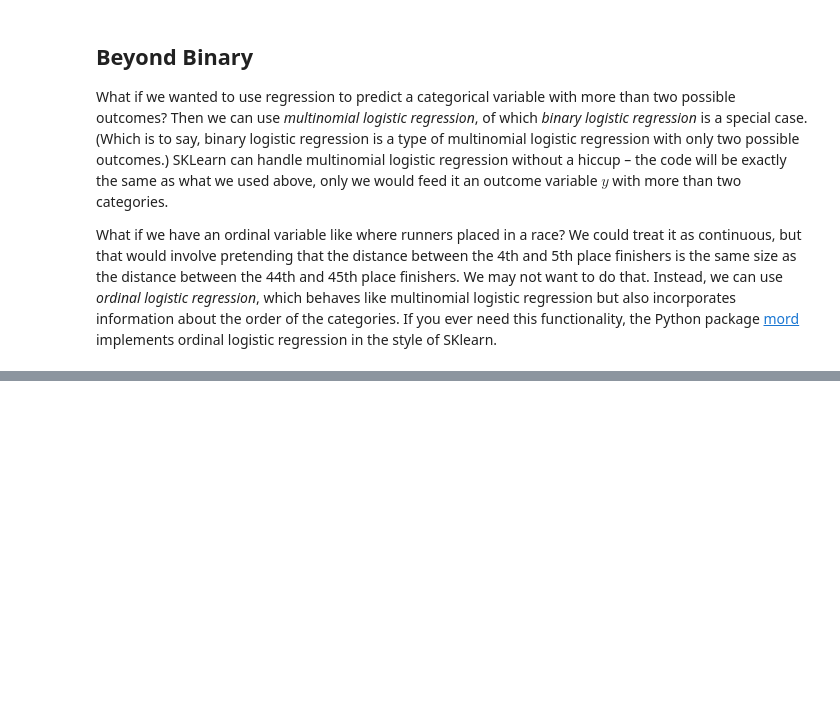
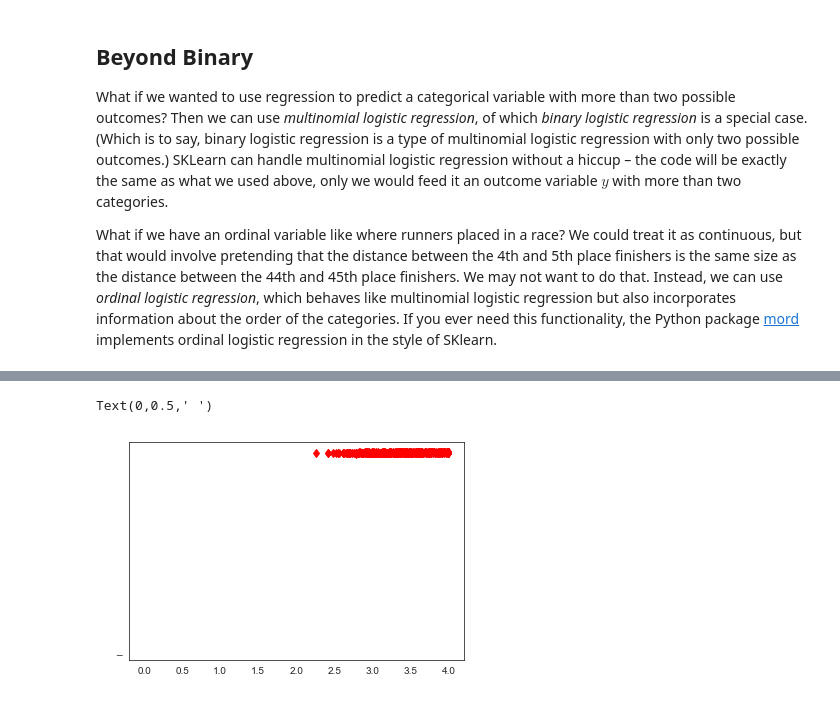
Before and after one commit to Tinsae/Thinkful-Data-Science, a Jupyter notebook: DS/Unit 3/3.3.1+Logistic+Regression.ipynb, the cells around one changed output, grey strips where cells are left out. Saved outputs shown, nothing was run; the diff lists cells and outputs as text; code cells hidden in the pictures; blank space fills up the shorter version.

```diff
--- a/DS/Unit 3/3.3.1+Logistic+Regression.ipynb
+++ b/DS/Unit 3/3.3.1+Logistic+Regression.ipynb
@@ -423,0 +514,11 @@ What if we have an ordinal variable like where runners placed in a race?  We cou
+# %%
+prob = np.exp(-(0.74747563 * X.gpa) + (0.00267019 * X.gre) - 4.91157158)
+
+p = 1 / (1 + (prob))
+
+plt.plot(X.gpa, p, 'rd', '_')
+plt.xlabel(' ')
+plt.ylabel(' ')
+# %% [output]
+Text(0,0.5,' ')
+[figure, added]
```
Also changed, not shown: parts of 22 cells of this notebook.
